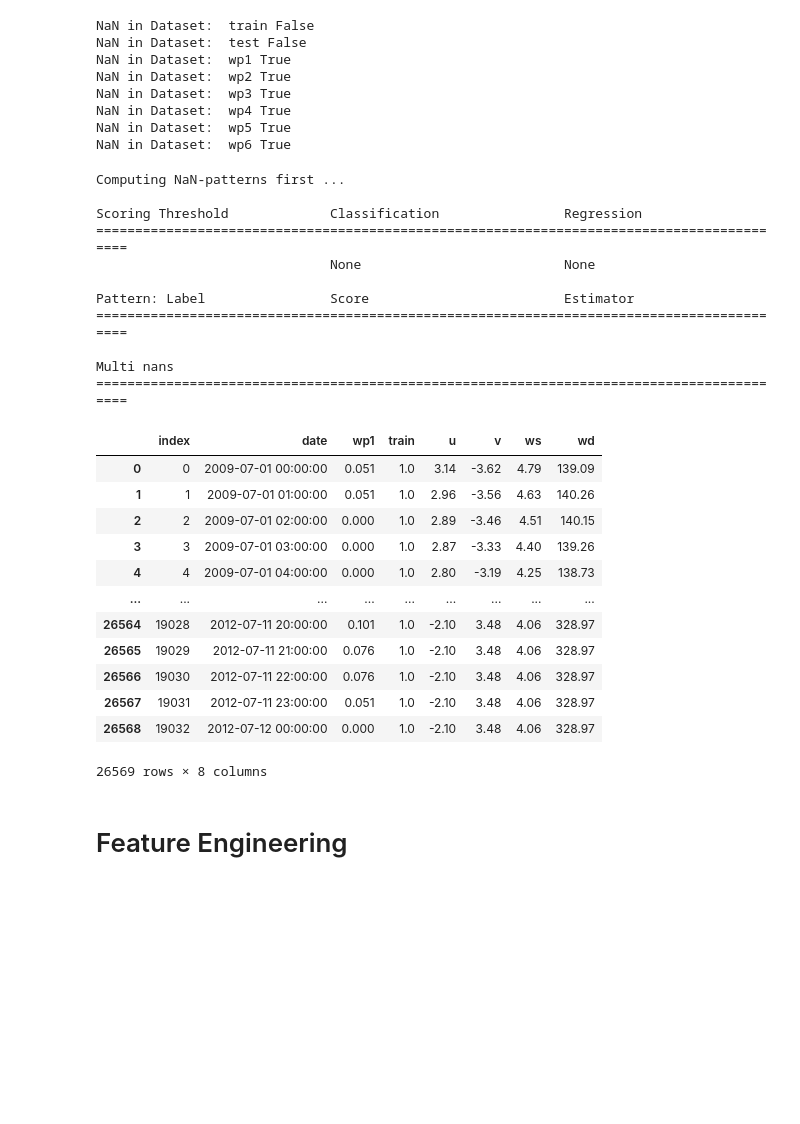
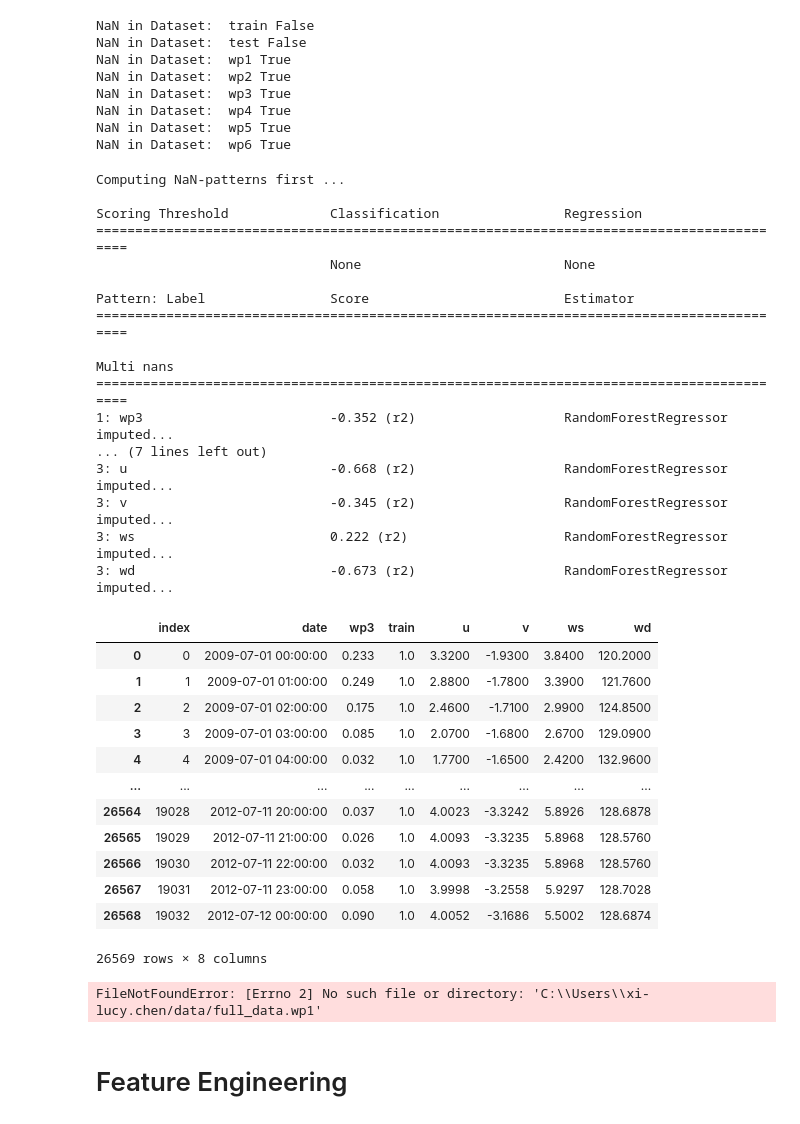
Before and after one commit to Lucy-X-Chen/data_challenge_alc_total, a Jupyter notebook: phase 2 model/Lucy/preprossess.ipynb, the cells around one changed output. Drawn from its saved outputs; the diff is of its cells as text; code cells hidden in the pictures; blank space fills up the shorter version.

```diff
--- a/phase 2 model/Lucy/preprossess.ipynb
+++ b/phase 2 model/Lucy/preprossess.ipynb
@@ -69,19 +69,38 @@ wp6 = process_wp_file(wp6)
 wp6 = pd.merge(data_full, wp6, on=['date'], how='left').drop(
     columns=['wp2', 'wp3', 'wp4', 'wp5', 'wp1'])
 # %%
-from impyte import impyte
-wp3['date']=wp3['date'].astype(str)
-imp = impyte.Impyter(wp3)
-imp.impute(estimator='rf', multi_nans=True)
+# from impyte import impyte
+# wp3['date']=wp3['date'].astype(str)
+# imp = impyte.Impyter(wp3)
+# imp.impute(estimator='rf', multi_nans=True)
 # %% [output]
 Computing NaN-patterns first ...
 
 Scoring Threshold             Classification                Regression
 ==========================================================================================
                               None                          None
 
 Pattern: Label                Score                         Estimator
 ==========================================================================================
 
 Multi nans
 ==========================================================================================
+1: wp3                        -0.352 (r2)                   RandomForestRegressor           imputed...
+... (7 lines left out)
+3: u                          -0.668 (r2)                   RandomForestRegressor           imputed...
+3: v                          -0.345 (r2)                   RandomForestRegressor           imputed...
+3: ws                         0.222 (r2)                    RandomForestRegressor           imputed...
+3: wd                         -0.673 (r2)                   RandomForestRegressor           imputed...
+|  | index | date | wp3 | train | u | v | ws | wd |
+| 0 | 0 | 2009-07-01 00:00:00 | 0.233 | 1.0 | 3.3200 | -1.9300 | 3.8400 | 120.2000 |
+| 1 | 1 | 2009-07-01 01:00:00 | 0.249 | 1.0 | 2.8800 | -1.7800 | 3.3900 | 121.7600 |
+| 2 | 2 | 2009-07-01 02:00:00 | 0.175 | 1.0 | 2.4600 | -1.7100 | 2.9900 | 124.8500 |
+| 3 | 3 | 2009-07-01 03:00:00 | 0.085 | 1.0 | 2.0700 | -1.6800 | 2.6700 | 129.0900 |
+| 4 | 4 | 2009-07-01 04:00:00 | 0.032 | 1.0 | 1.7700 | -1.6500 | 2.4200 | 132.9600 |
+| ... | ... | ... | ... | ... | ... | ... | ... | ... |
+| 26564 | 19028 | 2012-07-11 20:00:00 | 0.037 | 1.0 | 4.0023 | -3.3242 | 5.8926 | 128.6878 |
+| 26565 | 19029 | 2012-07-11 21:00:00 | 0.026 | 1.0 | 4.0093 | -3.3235 | 5.8968 | 128.5760 |
+| 26566 | 19030 | 2012-07-11 22:00:00 | 0.032 | 1.0 | 4.0093 | -3.3235 | 5.8968 | 128.5760 |
+| 26567 | 19031 | 2012-07-11 23:00:00 | 0.058 | 1.0 | 3.9998 | -3.2558 | 5.9297 | 128.7028 |
+| 26568 | 19032 | 2012-07-12 00:00:00 | 0.090 | 1.0 | 4.0052 | -3.1686 | 5.5002 | 128.6874 |
+26569 rows × 8 columns
@@ -105,26 +122,15 @@ def mask_na(wp,option=1):
 for wp in [wp1,wp2,wp3,wp4,wp5,wp6]:
     wp=mask_na(wp, option=1)
 # %%
-wp1.to_csv('full_data.wp1',index=False)
-wp2.to_csv('full_data.wp2', index=False)
-wp3.to_csv('full_data.wp3', index=False)
-wp4.to_csv('full_data.wp4', index=False)
-wp5.to_csv('full_data.wp5', index=False)
-wp6.to_csv('full_data.wp6', index=False)
+save_address = 'C:/Users/xi-lucy.chen/Documents/GitLab/data_challenge_alc_total/phase 2 model/Lucy/data/'
+wp1.to_csv(save_address+'full_data.wp1', index=False)
+wp2.to_csv(save_address+'full_data.wp2', index=False)
+wp3.to_csv(save_address+'full_data.wp3', index=False)
+wp4.to_csv(save_address+'full_data.wp4', index=False)
+wp5.to_csv(save_address+'full_data.wp5', index=False)
+wp6.to_csv(save_address+'full_data.wp6', index=False)
 # %% [output]
-|  | index | date | wp1 | train | u | v | ws | wd |
-| 0 | 0 | 2009-07-01 00:00:00 | 0.051 | 1.0 | 3.14 | -3.62 | 4.79 | 139.09 |
-| 1 | 1 | 2009-07-01 01:00:00 | 0.051 | 1.0 | 2.96 | -3.56 | 4.63 | 140.26 |
-| 2 | 2 | 2009-07-01 02:00:00 | 0.000 | 1.0 | 2.89 | -3.46 | 4.51 | 140.15 |
-| 3 | 3 | 2009-07-01 03:00:00 | 0.000 | 1.0 | 2.87 | -3.33 | 4.40 | 139.26 |
-| 4 | 4 | 2009-07-01 04:00:00 | 0.000 | 1.0 | 2.80 | -3.19 | 4.25 | 138.73 |
-| ... | ... | ... | ... | ... | ... | ... | ... | ... |
-| 26564 | 19028 | 2012-07-11 20:00:00 | 0.101 | 1.0 | -2.10 | 3.48 | 4.06 | 328.97 |
-| 26565 | 19029 | 2012-07-11 21:00:00 | 0.076 | 1.0 | -2.10 | 3.48 | 4.06 | 328.97 |
-| 26566 | 19030 | 2012-07-11 22:00:00 | 0.076 | 1.0 | -2.10 | 3.48 | 4.06 | 328.97 |
-| 26567 | 19031 | 2012-07-11 23:00:00 | 0.051 | 1.0 | -2.10 | 3.48 | 4.06 | 328.97 |
-| 26568 | 19032 | 2012-07-12 00:00:00 | 0.000 | 1.0 | -2.10 | 3.48 | 4.06 | 328.97 |
-26569 rows × 8 columns
+FileNotFoundError: [Errno 2] No such file or directory: 'C:\\Users\\xi-lucy.chen/data/full_data.wp1'
 # %% [markdown]
 # Feature Engineering
 # %%
```
Also changed, not shown: parts of 2 cells of this notebook, 6 other files.
